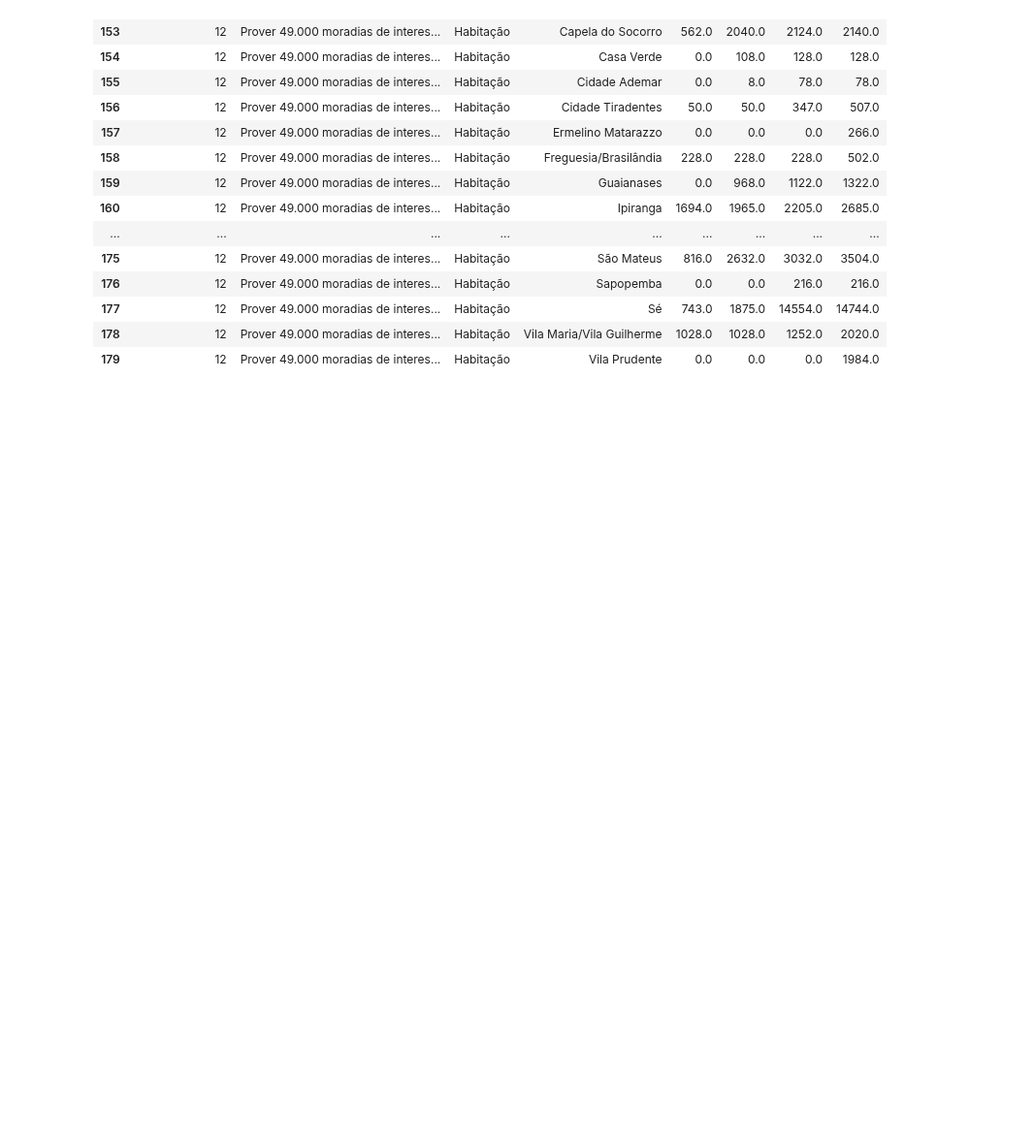
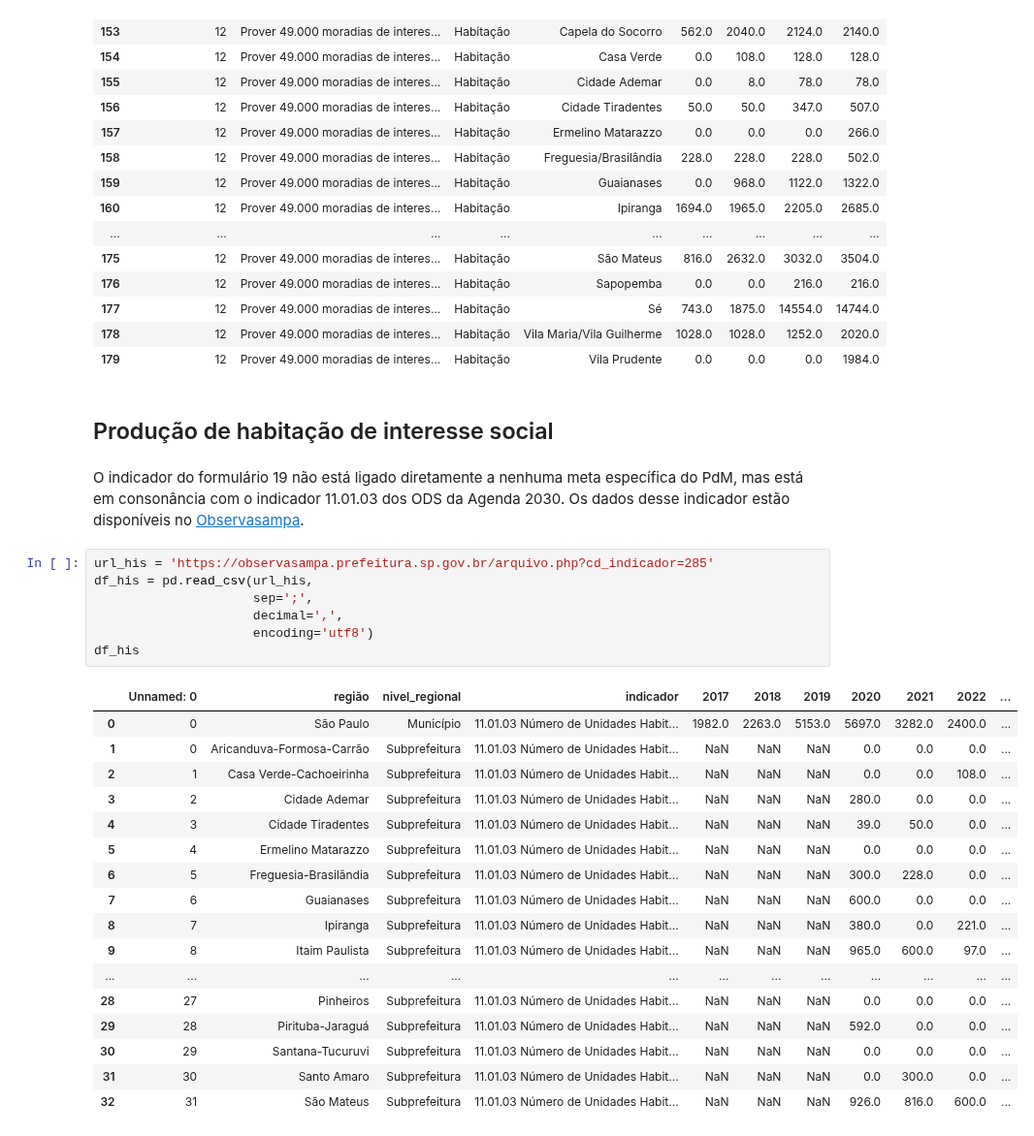
Before and after one commit to ObservatorioPoliticasTCM/datasp-dados, a Jupyter notebook: notebooks_outputs/urbanismo/03 habitação - extração.ipynb, the cells around one changed output. Shown at 97% size. Drawn from its saved outputs; the diff is of its cells as text; blank space fills up the shorter version.

Commit message:
Adicionado indicador do formulario 19

```diff
--- a/notebooks_outputs/urbanismo/03 habitação - extração.ipynb
+++ b/notebooks_outputs/urbanismo/03 habitação - extração.ipynb
@@ -173,3 +167,32 @@ df_meta_12
 | 177 | 12 | Prover 49.000 moradias de interes... | Habitação | Sé | 743.0 | 1875.0 | 14554.0 | 14744.0 |
 | 178 | 12 | Prover 49.000 moradias de interes... | Habitação | Vila Maria/Vila Guilherme | 1028.0 | 1028.0 | 1252.0 | 2020.0 |
 | 179 | 12 | Prover 49.000 moradias de interes... | Habitação | Vila Prudente | 0.0 | 0.0 | 0.0 | 1984.0 |
+# %% [markdown]
+## Produção de habitação de interesse social
+# %% [markdown]
+O indicador do formulário 19 não está ligado diretamente a nenhuma meta específica do PdM, mas está em consonância com o indicador 11.01.03 dos ODS da Agenda 2030. Os dados desse indicador estão disponíveis no [Observasampa](https://observasampa.prefeitura.sp.gov.br/).
+# %%
+url_his = 'https://observasampa.prefeitura.sp.gov.br/arquivo.php?cd_indicador=285'
+df_his = pd.read_csv(url_his,
+                     sep=';',
+                     decimal=',',
+                     encoding='utf8')
+df_his
+# %% [output]
+|  | Unnamed: 0 | região | nivel_regional | indicador | 2017 | 2018 | 2019 | 2020 | 2021 | 2022 | ... |
+| 0 | 0 | São Paulo | Município | 11.01.03 Número de Unidades Habit... | 1982.0 | 2263.0 | 5153.0 | 5697.0 | 3282.0 | 2400.0 | ... |
+| 1 | 0 | Aricanduva-Formosa-Carrão | Subprefeitura | 11.01.03 Número de Unidades Habit... | NaN | NaN | NaN | 0.0 | 0.0 | 0.0 | ... |
+| 2 | 1 | Casa Verde-Cachoeirinha | Subprefeitura | 11.01.03 Número de Unidades Habit... | NaN | NaN | NaN | 0.0 | 0.0 | 108.0 | ... |
+| 3 | 2 | Cidade Ademar | Subprefeitura | 11.01.03 Número de Unidades Habit... | NaN | NaN | NaN | 280.0 | 0.0 | 0.0 | ... |
+| 4 | 3 | Cidade Tiradentes | Subprefeitura | 11.01.03 Número de Unidades Habit... | NaN | NaN | NaN | 39.0 | 50.0 | 0.0 | ... |
+| 5 | 4 | Ermelino Matarazzo | Subprefeitura | 11.01.03 Número de Unidades Habit... | NaN | NaN | NaN | 0.0 | 0.0 | 0.0 | ... |
+| 6 | 5 | Freguesia-Brasilândia | Subprefeitura | 11.01.03 Número de Unidades Habit... | NaN | NaN | NaN | 300.0 | 228.0 | 0.0 | ... |
+| 7 | 6 | Guaianases | Subprefeitura | 11.01.03 Número de Unidades Habit... | NaN | NaN | NaN | 600.0 | 0.0 | 0.0 | ... |
+| 8 | 7 | Ipiranga | Subprefeitura | 11.01.03 Número de Unidades Habit... | NaN | NaN | NaN | 380.0 | 0.0 | 221.0 | ... |
+| 9 | 8 | Itaim Paulista | Subprefeitura | 11.01.03 Número de Unidades Habit... | NaN | NaN | NaN | 965.0 | 600.0 | 97.0 | ... |
+| ... | ... | ... | ... | ... | ... | ... | ... | ... | ... | ... | ... |
+| 28 | 27 | Pinheiros | Subprefeitura | 11.01.03 Número de Unidades Habit... | NaN | NaN | NaN | 0.0 | 0.0 | 0.0 | ... |
+| 29 | 28 | Pirituba-Jaraguá | Subprefeitura | 11.01.03 Número de Unidades Habit... | NaN | NaN | NaN | 592.0 | 0.0 | 0.0 | ... |
+| 30 | 29 | Santana-Tucuruvi | Subprefeitura | 11.01.03 Número de Unidades Habit... | NaN | NaN | NaN | 0.0 | 0.0 | 0.0 | ... |
+| 31 | 30 | Santo Amaro | Subprefeitura | 11.01.03 Número de Unidades Habit... | NaN | NaN | NaN | 0.0 | 300.0 | 0.0 | ... |
+| 32 | 31 | São Mateus | Subprefeitura | 11.01.03 Número de Unidades Habit... | NaN | NaN | NaN | 926.0 | 816.0 | 600.0 | ... |
```
Also changed, not shown: parts of 4 cells of this notebook, 1 other file.
